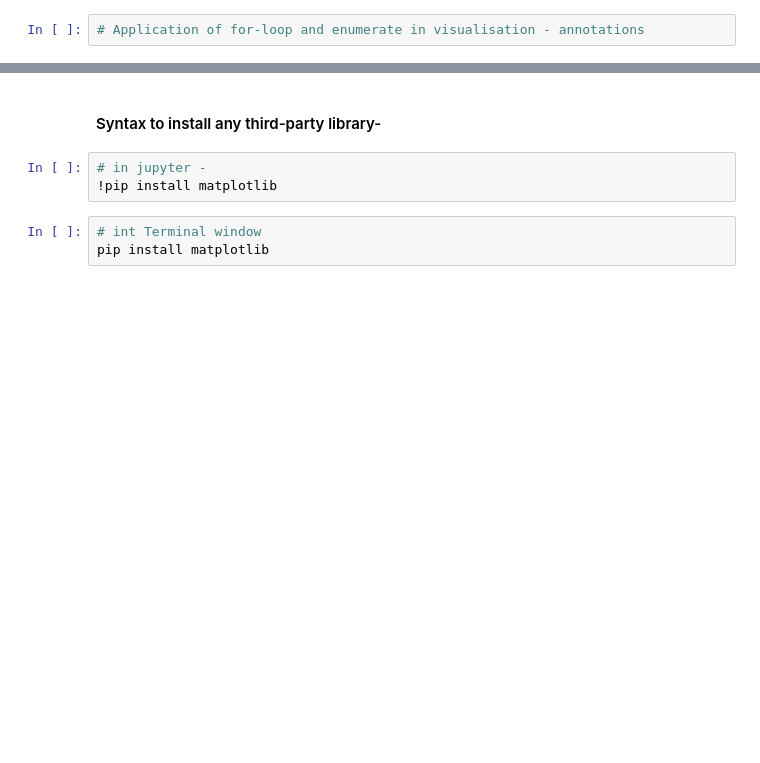
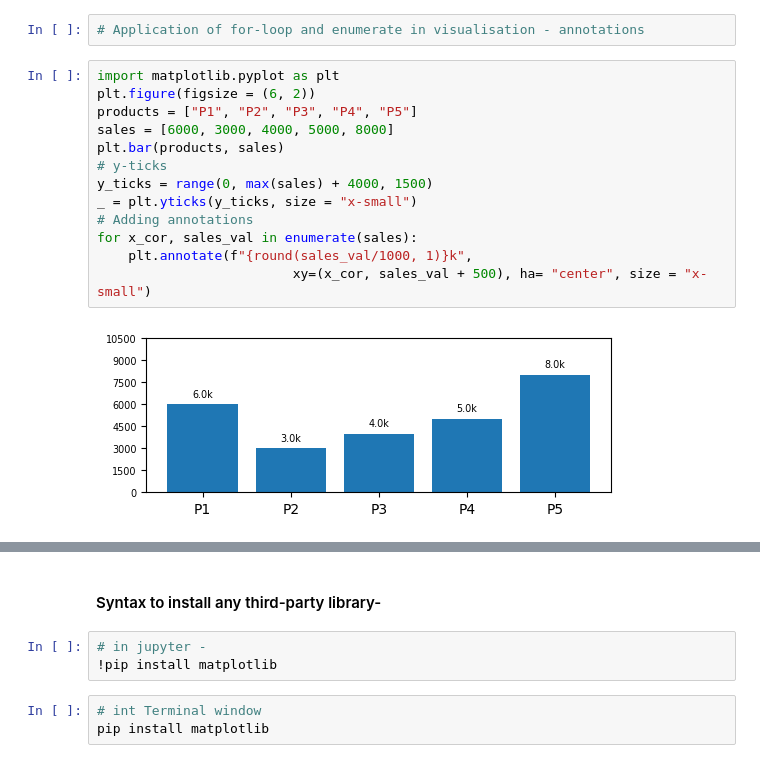
Before and after one commit to knowledge-corner/Oracle_Sept_25, a Jupyter notebook: classwork/Day - 2.ipynb, the cells around one changed output, grey strips where cells are left out. Cells and saved outputs as stored; diff of their text form; blank space fills up the shorter version.

```diff
--- a/classwork/Day - 2.ipynb
+++ b/classwork/Day - 2.ipynb
@@ -263,3 +420,18 @@ lst = ["Jane", "Jack", "Rosie", "Diana"]
 # %%
 # Application of for-loop and enumerate in visualisation - annotations
+# %%
+import matplotlib.pyplot as plt
+plt.figure(figsize = (6, 2))
+products = ["P1", "P2", "P3", "P4", "P5"]
+sales = [6000, 3000, 4000, 5000, 8000]
+plt.bar(products, sales)
+# y-ticks
+y_ticks = range(0, max(sales) + 4000, 1500)
+_ = plt.yticks(y_ticks, size = "x-small")
+# Adding annotations
+for x_cor, sales_val in enumerate(sales):
+    plt.annotate(f"{round(sales_val/1000, 1)}k",
+                         xy=(x_cor, sales_val + 500), ha= "center", size = "x-small")
+# %% [output]
+[figure, added]
 # %%
```
Also changed, not shown: parts of 50 cells of this notebook, 1 other file.
